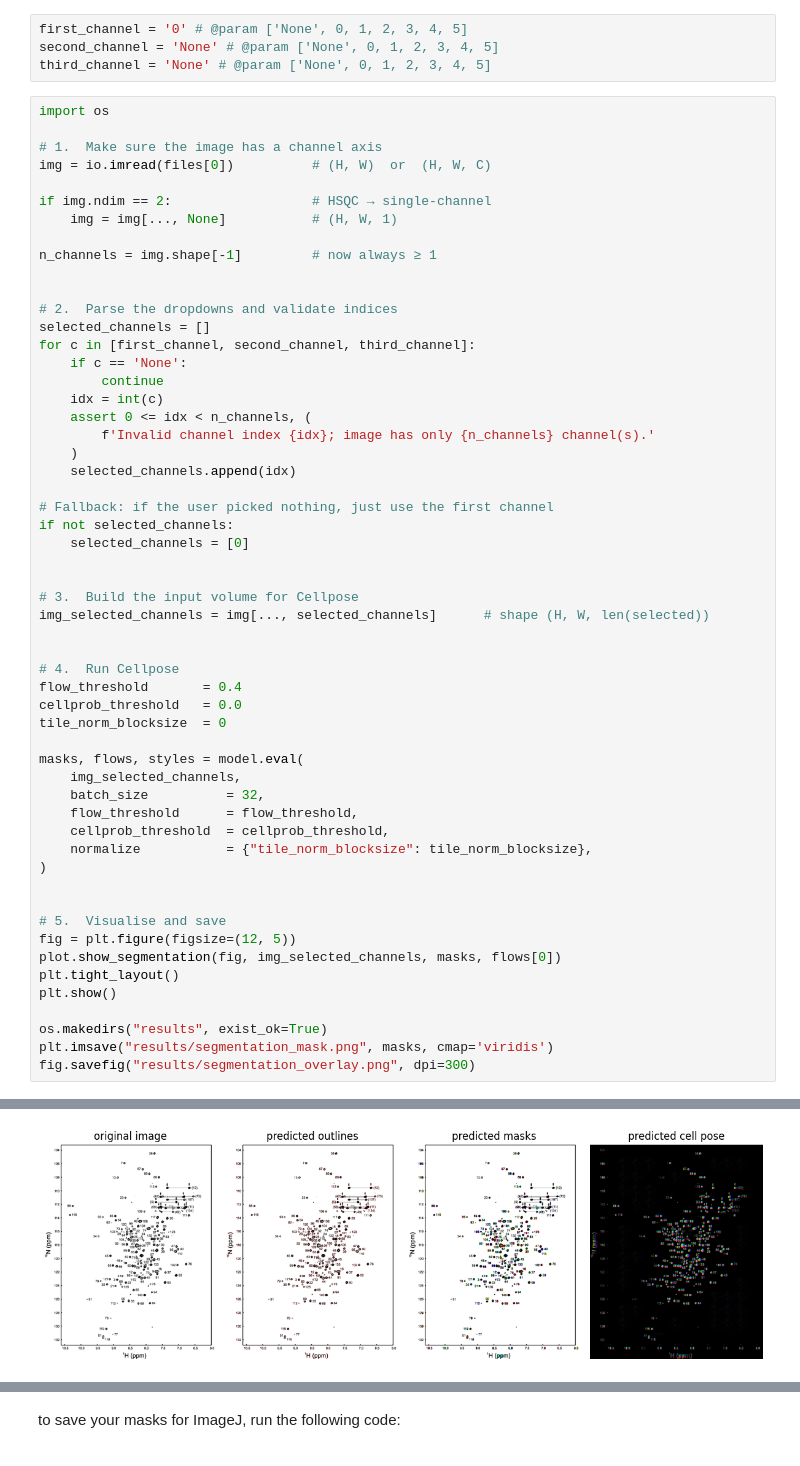
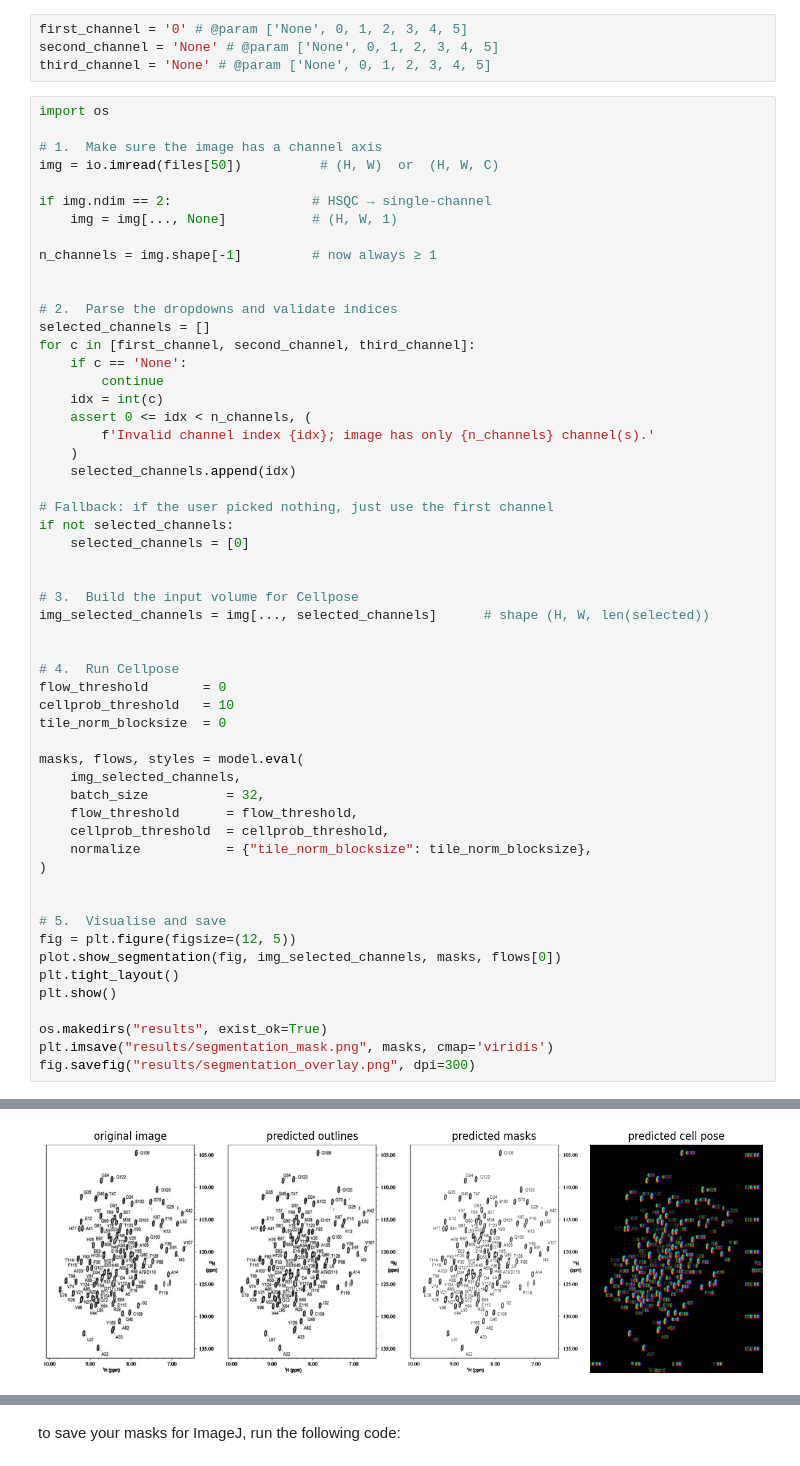
Before and after one commit to JHYUIHGY/WS_lab, a Jupyter notebook: notebooks/run_Cellpose-SAM.ipynb, the cells around one changed output, grey strips where cells are left out. Cells and saved outputs as stored; diff of their text form.

```diff
--- a/notebooks/run_Cellpose-SAM.ipynb
+++ b/notebooks/run_Cellpose-SAM.ipynb
@@ -282,7 +301,7 @@ third_channel = 'None' # @param ['None', 0, 1, 2, 3, 4, 5]
 import os
 
 # 1.  Make sure the image has a channel axis
-img = io.imread(files[0])          # (H, W)  or  (H, W, C)
+img = io.imread(files[50])          # (H, W)  or  (H, W, C)
 
 if img.ndim == 2:                  # HSQC → single-channel
     img = img[..., None]           # (H, W, 1)
@@ -311,8 +330,8 @@ img_selected_channels = img[..., selected_channels]      # shape (H, W, len(sele
 
 
 # 4.  Run Cellpose
-flow_threshold       = 0.4
-cellprob_threshold   = 0.0
+flow_threshold       = 0
+cellprob_threshold   = 10
 tile_norm_blocksize  = 0
 
 masks, flows, styles = model.eval(
@@ -337 +357 @@ fig.savefig("results/segmentation_overlay.png", dpi=300)
-[figure, old version]
+[figure, new version]
```
Also changed, not shown: parts of 8 cells of this notebook.
